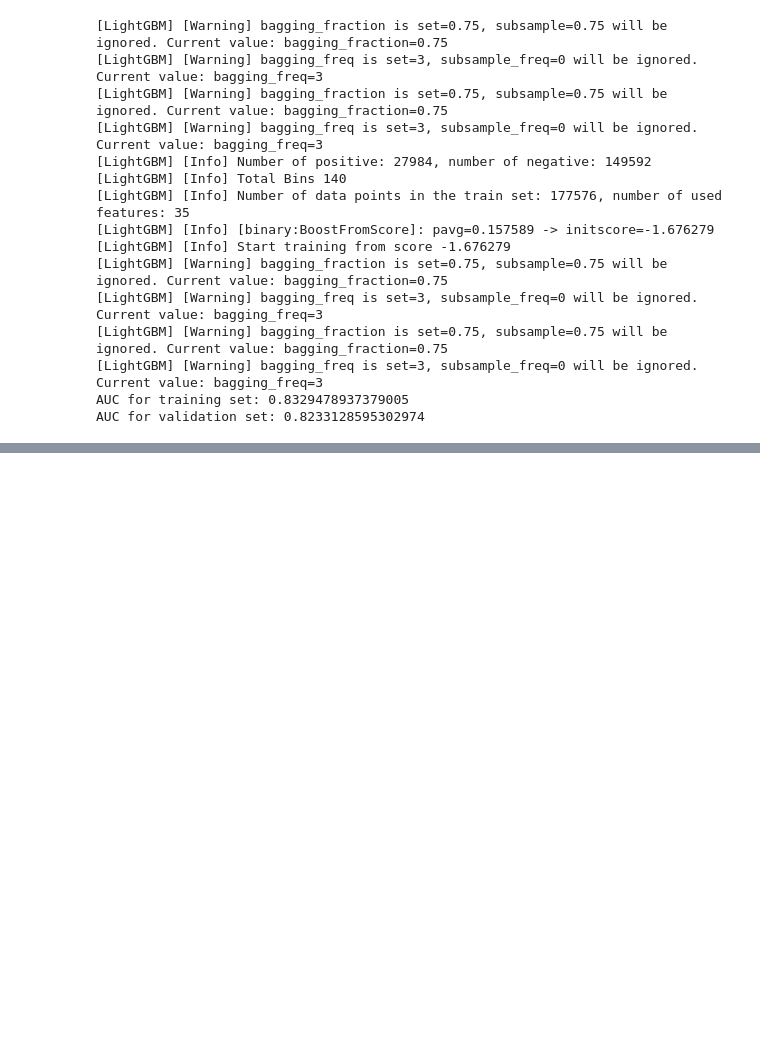
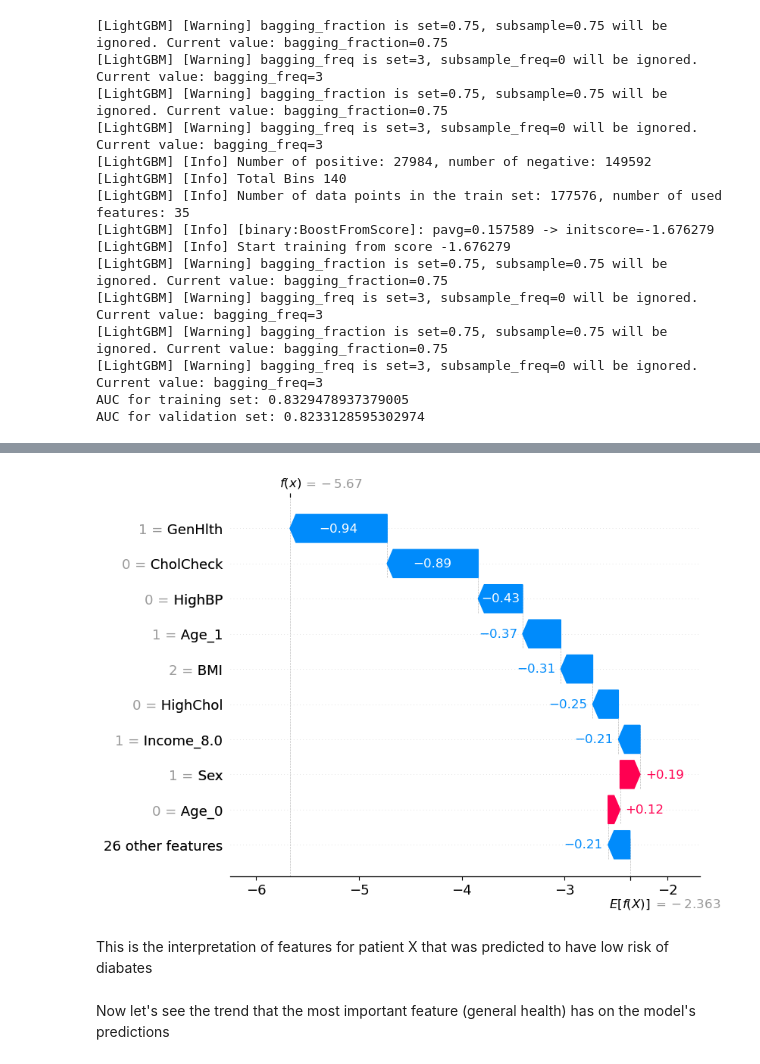
Before and after one commit to katarzynarogalska/DiabetesPrediction, a Jupyter notebook: model.ipynb, the cells around one changed output, grey strips where cells are left out. Cells and saved outputs as stored; diff of their text form; code cells hidden in the pictures; blank space fills up the shorter version.

```diff
--- a/model.ipynb
+++ b/model.ipynb
@@ -142,0 +172,11 @@ Interpretation of results for patient 10:
+# %%
+def detect_patient_with_negative_prediction():
+    wektor = model.predict_proba(X_sample)[:,0]
+    max_probab = 0
+    patient=0
+    for i in range(len(wektor)):
+        if(wektor[i])>max_probab:
+            max_probab=wektor[i]
+            patient=i
+    print(max_probab, patient)
+    return patient
@@ -142,0 +190,4 @@ Interpretation of results for patient 10:
+# %%
+print(model.predict_proba(X_sample)[detect_patient_with_negative_prediction()])
+shap.waterfall_plot(shap_values[detect_patient_with_negative_prediction()])
+# %% [output]
@@ -143,3 +203,8 @@ Interpretation of results for patient 10:
+[figure, added]
+# %% [markdown]
+This is the interpretation of features for patient X that was predicted to have low risk of diabates
+# %% [markdown]
+Now let's see the trend that the most important feature (general health) has on the model's predictions
 # %%
 def model_lr_proba(x):
     return model.predict_proba(x)[:, 1]
```
Also changed, not shown: parts of 13 cells of this notebook.
